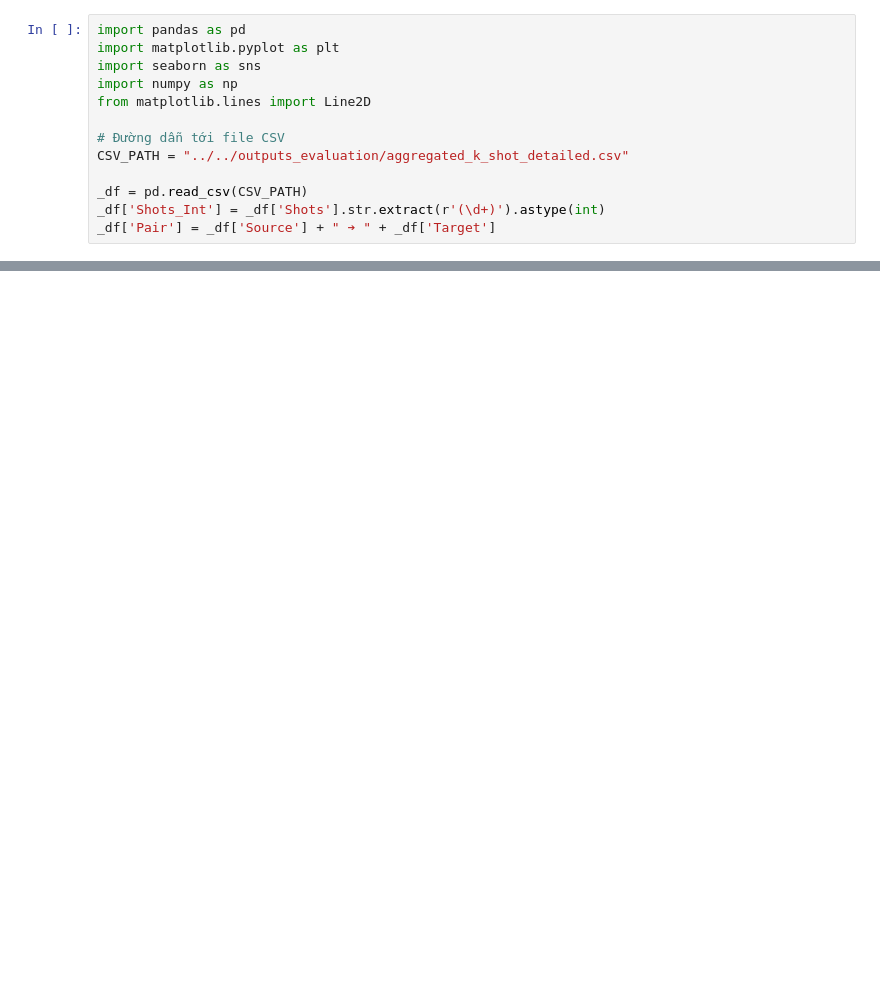
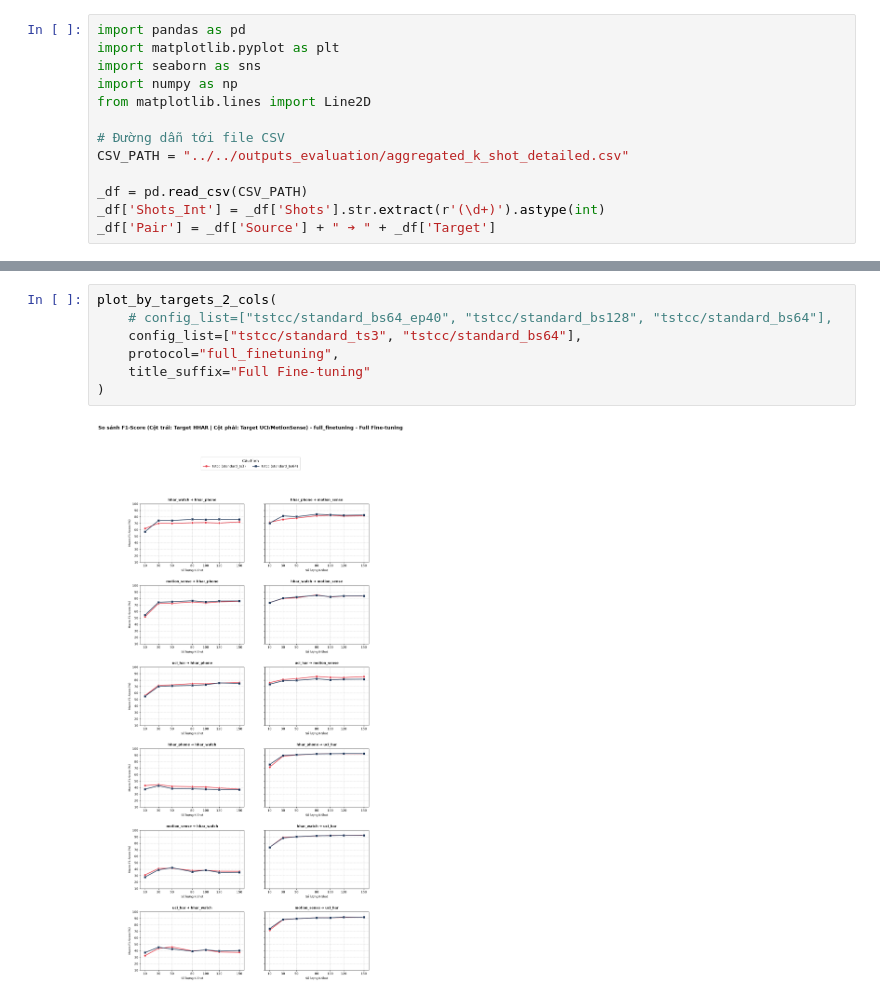
Before and after one commit to Dungx1107/CrossDomain-HAR-SSL, a Jupyter notebook: scripts/05_analysis/analyze_results.ipynb, the cells around one changed output, grey strips where cells are left out. Drawn from its saved outputs; the diff is of its cells as text; blank space fills up the shorter version.

```diff
--- a/scripts/05_analysis/analyze_results.ipynb
+++ b/scripts/05_analysis/analyze_results.ipynb
@@ -185,0 +292,9 @@ plot_by_sources(
+# %%
+plot_by_targets_2_cols(
+    # config_list=["tstcc/standard_bs64_ep40", "tstcc/standard_bs128", "tstcc/standard_bs64"],
+    config_list=["tstcc/standard_ts3", "tstcc/standard_bs64"],
+    protocol="full_finetuning",
+    title_suffix="Full Fine-tuning"
+)
+# %% [output]
+[figure, added]
```
Also changed, not shown: parts of 6 cells of this notebook, 15 other files.
